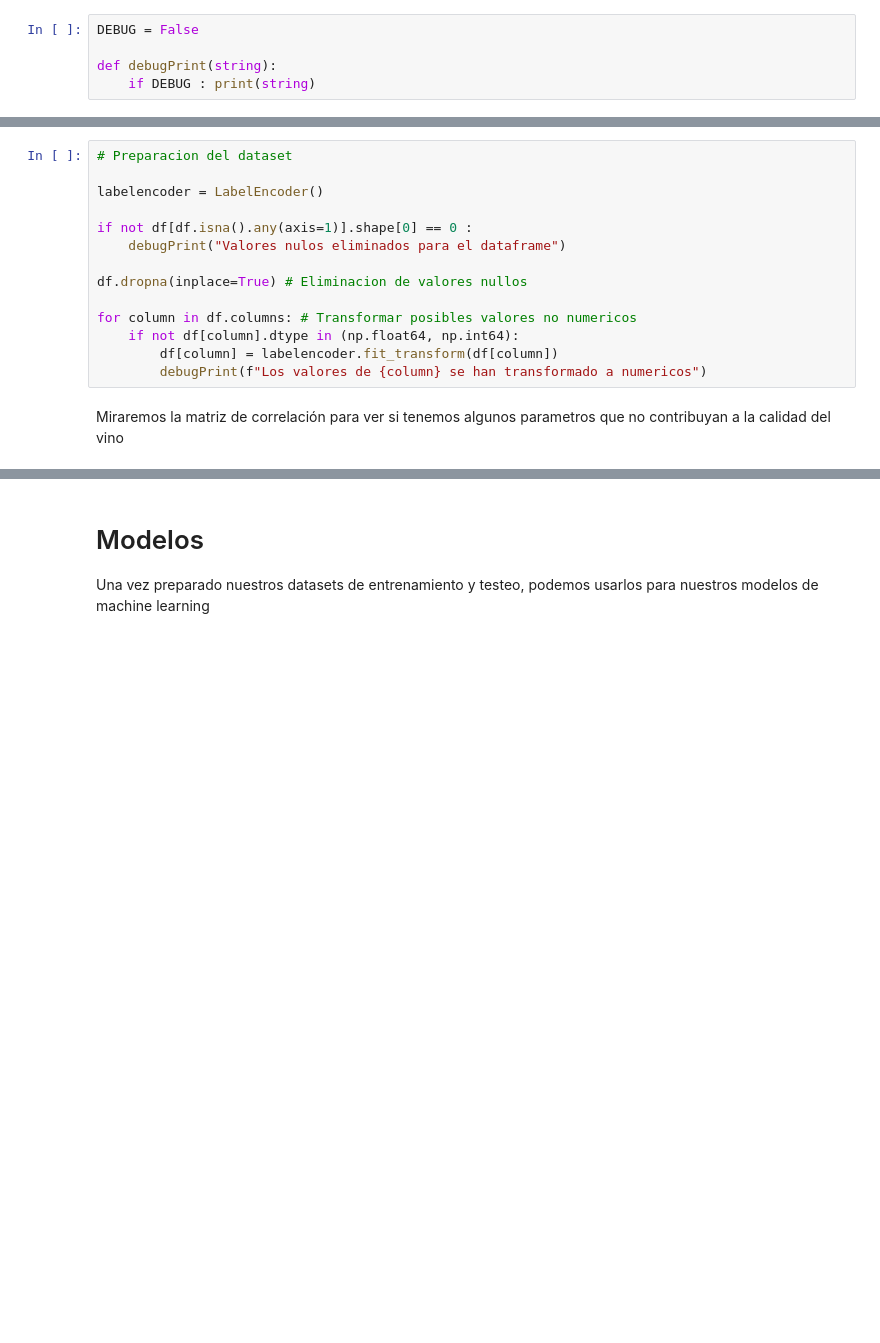
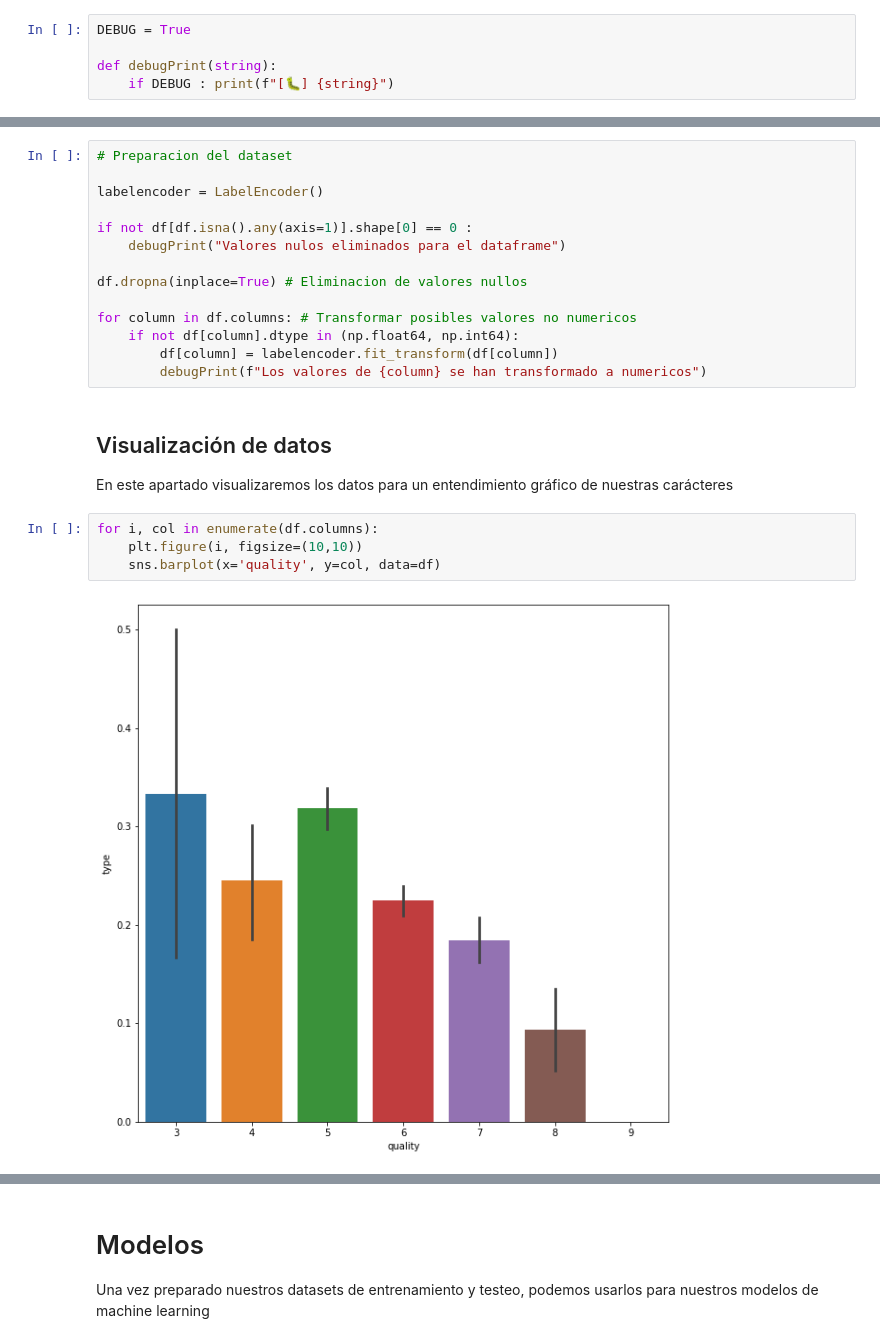
Before and after one commit to Zygmut/Practica_3_IA, a Jupyter notebook: practica_3_IA.ipynb, the cells around one changed output, grey strips where cells are left out. Drawn from its saved outputs; the diff is of its cells as text; blank space fills up the shorter version.

```diff
--- a/practica_3_IA.ipynb
+++ b/practica_3_IA.ipynb
@@ -23,9 +25,9 @@ CORRELATION_THRESHOLD = 0.05
 # %% [markdown]
 Definimos una variable `DEBUG` (y su método de uso) que, en caso de estar activada, nos dará información adicional a lo largo de la ejecución del proyecto
 # %%
-DEBUG = False
+DEBUG = True
 
 def debugPrint(string):
-    if DEBUG : print(string)
+    if DEBUG : print(f"[🐛] {string}")
 # %% [markdown]
 # El dataset
@@ -74,5 +76,12 @@ for column in df.columns: # Transformar posibles valores no numericos
     if not df[column].dtype in (np.float64, np.int64):
         df[column] = labelencoder.fit_transform(df[column])
         debugPrint(f"Los valores de {column} se han transformado a numericos")
-# %% [markdown]
-Miraremos la matriz de correlación para ver si tenemos algunos parametros que no contribuyan a la calidad del vino
+# %% [markdown]
+## Visualización de datos
+En este apartado visualizaremos los datos para un entendimiento gráfico de nuestras carácteres
+# %%
+for i, col in enumerate(df.columns):
+    plt.figure(i, figsize=(10,10))
+    sns.barplot(x='quality', y=col, data=df)
+# %% [output]
+[figure, added]
```
Also changed, not shown: parts of 18 cells of this notebook.
